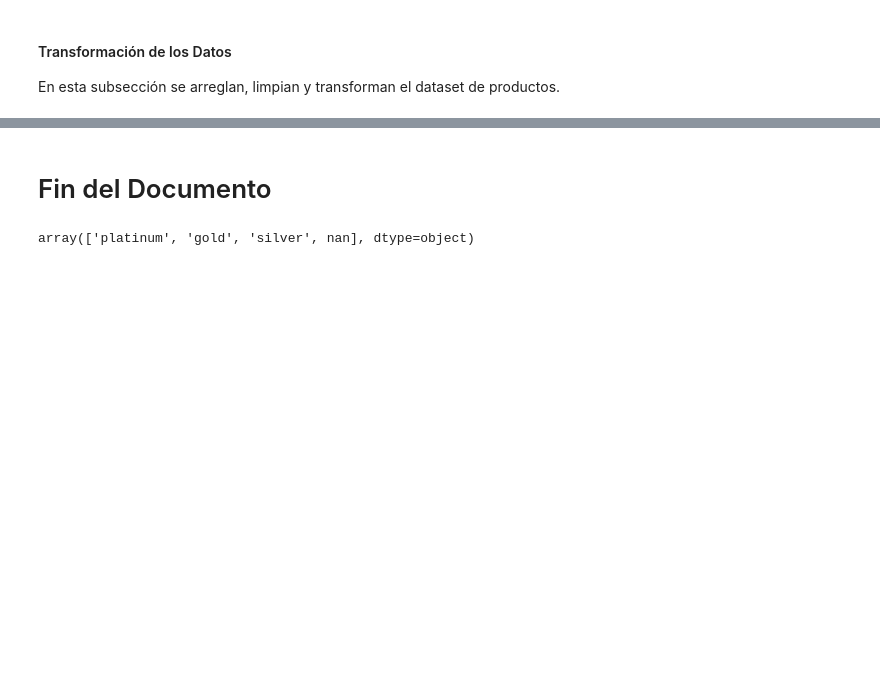
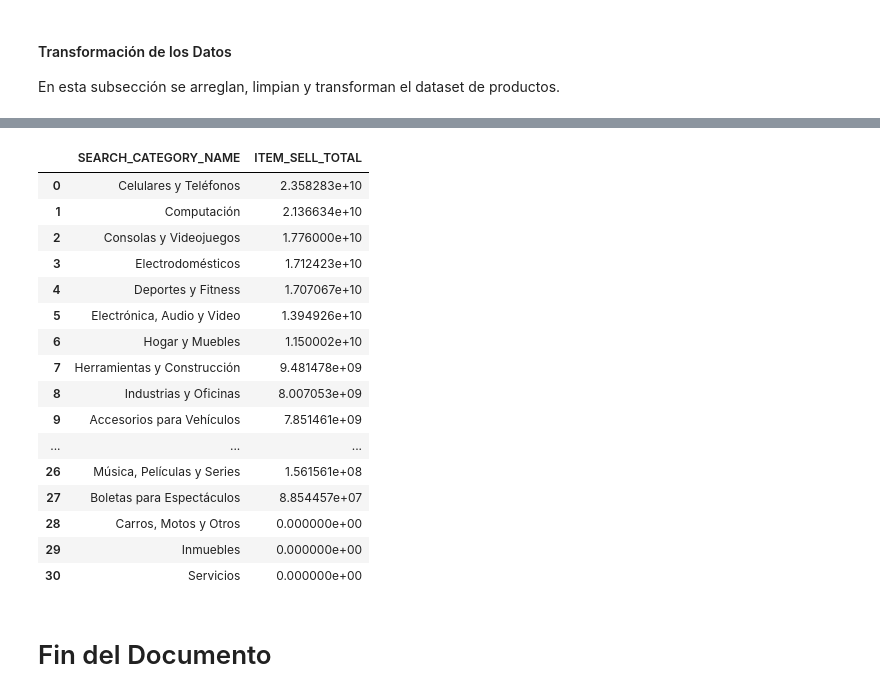
Before and after one commit to juanse1608/MeliMLChallenge, a Jupyter notebook: Notebooks/DiscountsExplotratoryAnalysis.ipynb, the cells around one changed output, grey strips where cells are left out. Saved outputs shown, nothing was run; the diff lists cells and outputs as text; code cells hidden in the pictures; blank space fills up the shorter version.

```diff
--- a/Notebooks/DiscountsExplotratoryAnalysis.ipynb
+++ b/Notebooks/DiscountsExplotratoryAnalysis.ipynb
@@ -174,0 +152,39 @@ ADRESS_STATE_ID 27
+# %%
+## Ajuste a variables del vendedor
+
+# Cambio de nan to not_specified para SELLER_STATUS
+products.loc[products['SELLER_STATUS'].isna(), 'SELLER_STATUS'] = 'not_specified'
+products.loc[products['SELLER_LEVEL_ID'].isna(), 'SELLER_LEVEL_ID'] = 'not_specified'
+
+# Cambio nan to 0 para SELLER_METRICS_SALES_PERIOD
+products.loc[products['SELLER_METRICS_SALES_PERIOD'].isna(), 'SELLER_METRICS_SALES_COMPLETED'] = 0
+products.loc[products['SELLER_METRICS_SALES_PERIOD'].isna(), 'SELLER_METRICS_SALES_PERIOD'] = '60 days'
+products.loc[products['SELLER_METRICS_SALES_PERIOD'] == '60 months', 'SELLER_METRICS_SALES_COMPLETED'] *= (60/(30*60))
+products.loc[products['SELLER_METRICS_SALES_PERIOD'] == '3 months', 'SELLER_METRICS_SALES_COMPLETED'] *= (60/90)
+products.loc[products['SELLER_METRICS_SALES_PERIOD'] == '365 days', 'SELLER_METRICS_SALES_COMPLETED'] *= (60/365)
+products['SELLER_METRICS_SALES_PERIOD'] = '60 days'
+
+# Estandarizacion de las metricas absolutas del vendedor (por periodo de tiempo)
+
+# Cancelaciones
+products.loc[products['SELLER_METRICS_CANCELLATIONS_PERIOD'] == '60 months', 'SELLER_METRICS_CANCELLATIONS_VALUE'] *= (60/(30*60))
+products.loc[products['SELLER_METRICS_CANCELLATIONS_PERIOD'] == '3 months', 'SELLER_METRICS_CANCELLATIONS_VALUE'] *= (60/90)
+products.loc[products['SELLER_METRICS_CANCELLATIONS_PERIOD'] == '365 days', 'SELLER_METRICS_CANCELLATIONS_VALUE'] *= (60/365)
+products['SELLER_METRICS_CANCELLATIONS_PERIOD'] = '60 days'
+
+# Quejas
+products.loc[products['SELLER_METRICS_CLAIMS_PERIOD'] == '60 months', 'SELLER_METRICS_CLAIMS_VALUE'] *= (60/(30*60))
+products.loc[products['SELLER_METRICS_CLAIMS_PERIOD'] == '3 months', 'SELLER_METRICS_CLAIMS_VALUE'] *= (60/90)
+products.loc[products['SELLER_METRICS_CLAIMS_PERIOD'] == '365 days', 'SELLER_METRICS_CLAIMS_VALUE'] *= (60/365)
+products['SELLER_METRICS_CLAIMS_PERIOD'] = '60 days'
+
+# Demoras
+products.loc[products['SELLER_METRICS_DELAY_PERIOD'] == '60 months', 'SELLER_METRICS_DELAY_VALUE'] *= (60/(30*60))
+products.loc[products['SELLER_METRICS_DELAY_PERIOD'] == '3 months', 'SELLER_METRICS_DELAY_VALUE'] *= (60/90)
+products.loc[products['SELLER_METRICS_DELAY_PERIOD'] == '365 days', 'SELLER_METRICS_DELAY_VALUE'] *= (60/365)
+products['SELLER_METRICS_DELAY_PERIOD'] = '60 days'
+
+## Ajustes a variables del shipping/envio
+
+# Cambio de nan to not_specified para SHIPPING_LOGISTIC_TYPE
+products.loc[products['SHIPPING_LOGISTIC_TYPE'].isna(), 'SHIPPING_LOGISTIC_TYPE'] = 'not_specified'
@@ -175,6 +266,25 @@ ADRESS_STATE_ID 27
+# %%
+# Se ordenan las categorias por venta total (cantidad*precio)
+# No olvidemos que sold_quantity es una aproximacion y que realmente hace parte de un rango, pero nos da
+# una referencia de cuando vende en dinero cada item
+products.groupby('SEARCH_CATEGORY_NAME')[['ITEM_SELL_TOTAL']].sum().sort_values(by='ITEM_SELL_TOTAL', ascending=False).reset_index()
+# %% [output]
+|  | SEARCH_CATEGORY_NAME | ITEM_SELL_TOTAL |
+| 0 | Celulares y Teléfonos | 2.358283e+10 |
+| 1 | Computación | 2.136634e+10 |
+| 2 | Consolas y Videojuegos | 1.776000e+10 |
+| 3 | Electrodomésticos | 1.712423e+10 |
+| 4 | Deportes y Fitness | 1.707067e+10 |
+| 5 | Electrónica, Audio y Video | 1.394926e+10 |
+| 6 | Hogar y Muebles | 1.150002e+10 |
+| 7 | Herramientas y Construcción | 9.481478e+09 |
+| 8 | Industrias y Oficinas | 8.007053e+09 |
+| 9 | Accesorios para Vehículos | 7.851461e+09 |
+| ... | ... | ... |
+| 26 | Música, Películas y Series | 1.561561e+08 |
+| 27 | Boletas para Espectáculos | 8.854457e+07 |
+| 28 | Carros, Motos y Otros | 0.000000e+00 |
+| 29 | Inmuebles | 0.000000e+00 |
+| 30 | Servicios | 0.000000e+00 |
 # %% [markdown]
 # Fin del Documento
-# %%
-products['SELLER_STATUS'].unique()
-# %% [output]
-array(['platinum', 'gold', 'silver', nan], dtype=object)
```
Also changed, not shown: parts of 17 cells of this notebook, 1 other file.
